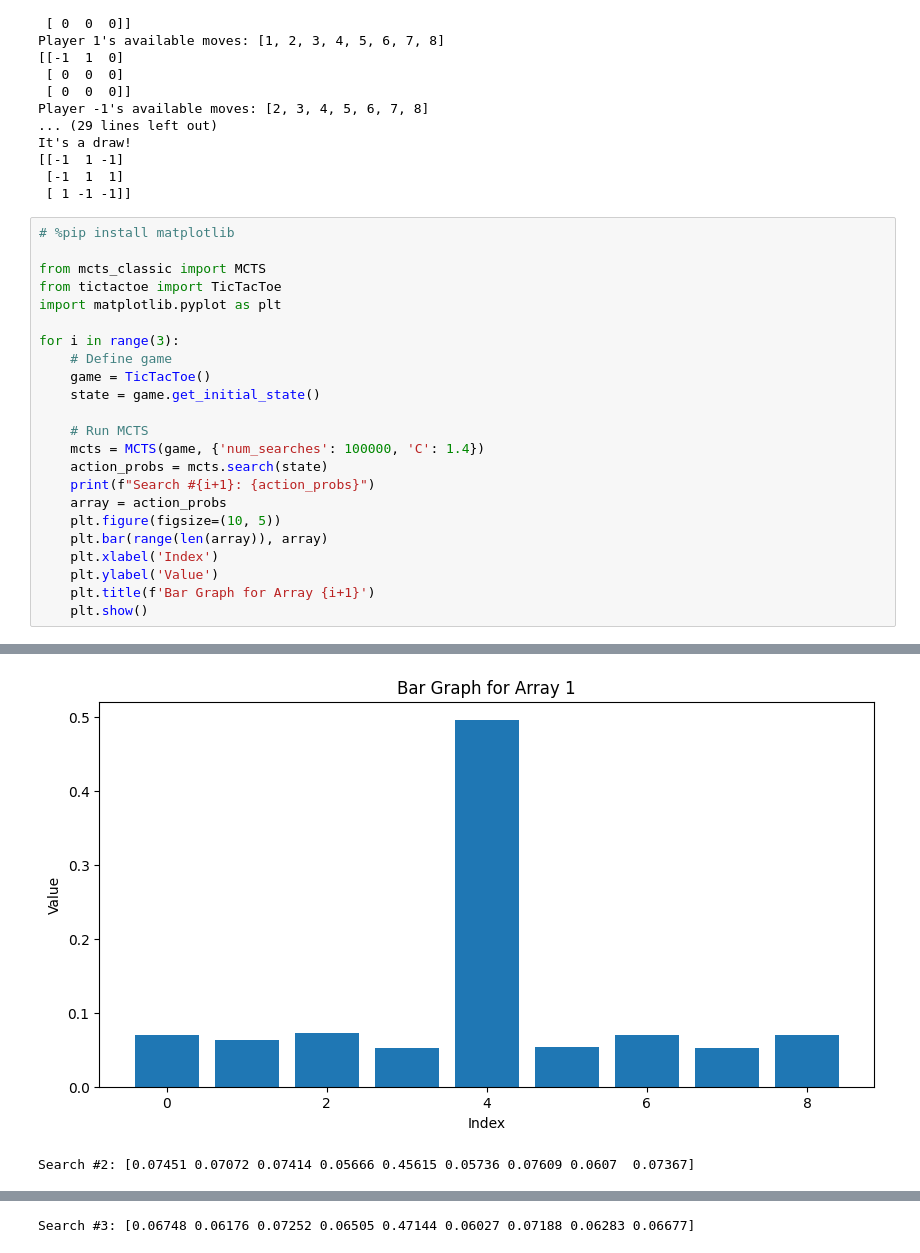
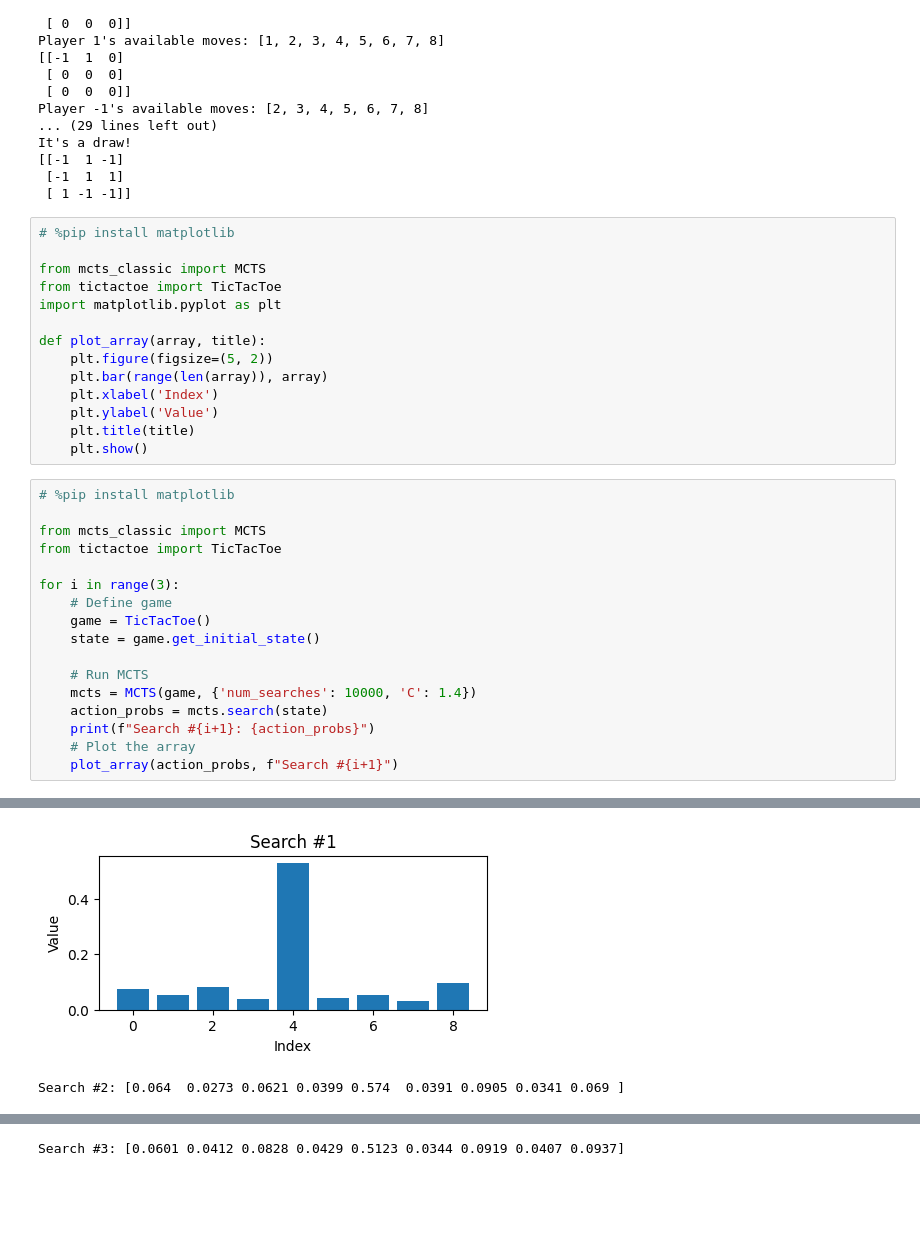
Before and after one commit to slatteryjim/AlphaZeroFromScratch, a Jupyter notebook: 1.TicTacToe.ipynb, the cells around one changed output, grey strips where cells are left out. Cells and saved outputs as stored; diff of their text form; blank space fills up the shorter version.

```diff
--- a/1.TicTacToe.ipynb
+++ b/1.TicTacToe.ipynb
@@ -135,12 +135,25 @@ It's a draw!
 [[-1  1 -1]
  [-1  1  1]
  [ 1 -1 -1]]
+# %%
+# %pip install matplotlib
+
+from mcts_classic import MCTS
+from tictactoe import TicTacToe
+import matplotlib.pyplot as plt
+
+def plot_array(array, title):
+    plt.figure(figsize=(5, 2))
+    plt.bar(range(len(array)), array)
+    plt.xlabel('Index')
+    plt.ylabel('Value')
+    plt.title(title)
+    plt.show()
 # %%
 # %pip install matplotlib
 
 from mcts_classic import MCTS
 from tictactoe import TicTacToe
-import matplotlib.pyplot as plt
 
 for i in range(3):
     # Define game
@@ -148,14 +161,9 @@ for i in range(3):
     state = game.get_initial_state()
 
     # Run MCTS
-    mcts = MCTS(game, {'num_searches': 100000, 'C': 1.4})
+    mcts = MCTS(game, {'num_searches': 10000, 'C': 1.4})
     action_probs = mcts.search(state)
     print(f"Search #{i+1}: {action_probs}")
-    array = action_probs
-    plt.figure(figsize=(10, 5))
-    plt.bar(range(len(array)), array)
-    plt.xlabel('Index')
-    plt.ylabel('Value')
-    plt.title(f'Bar Graph for Array {i+1}')
-    plt.show()
+    # Plot the array
+    plot_array(action_probs, f"Search #{i+1}")
 # %% [output]
@@ -175,2 +171,2 @@ Search #1: [0.06937 0.06323 0.0723  0.05192 0.4962  0.05421 0.07047 0.05271 0.06
-[figure, old version]
+[figure, new version]
-Search #2: [0.07451 0.07072 0.07414 0.05666 0.45615 0.05736 0.07609 0.0607  0.07367]
+Search #2: [0.064  0.0273 0.0621 0.0399 0.574  0.0391 0.0905 0.0341 0.069 ]
@@ -178 +174 @@ Search #2: [0.07451 0.07072 0.07414 0.05666 0.45615 0.05736 0.07609 0.0607  0.07
-Search #3: [0.06748 0.06176 0.07252 0.06505 0.47144 0.06027 0.07188 0.06283 0.06677]
+Search #3: [0.0601 0.0412 0.0828 0.0429 0.5123 0.0344 0.0919 0.0407 0.0937]
```
Also changed, not shown: parts of 2 cells of this notebook.
